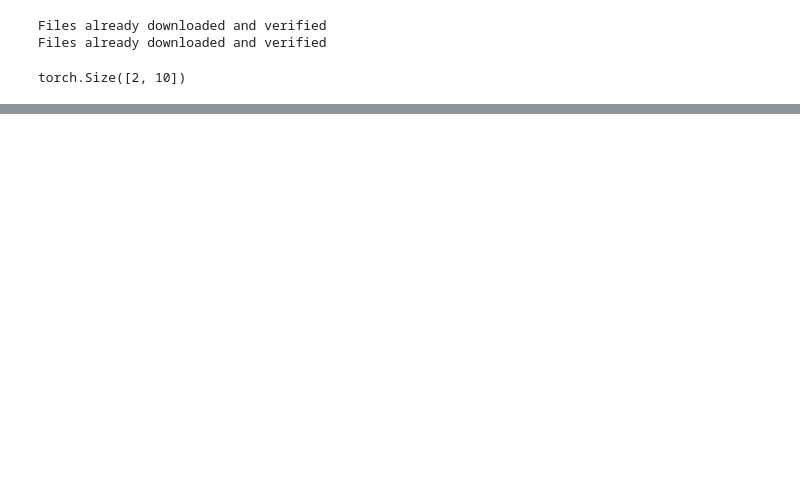
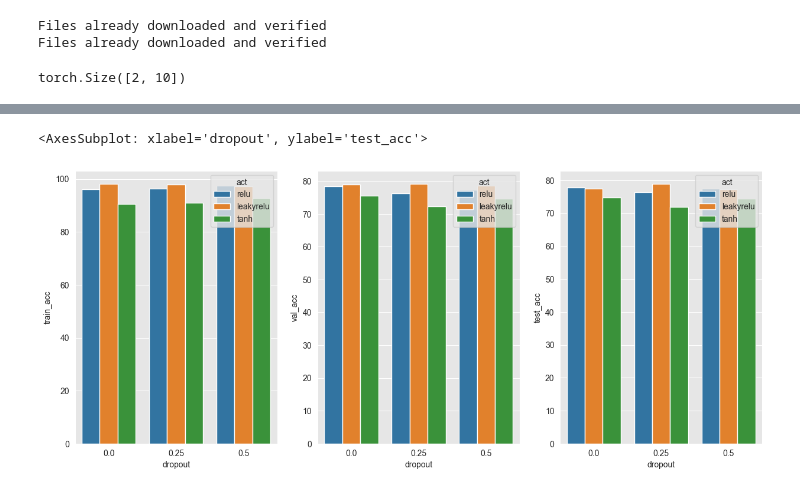
Before and after one commit to KyungbinChoi/Deep_Pytorch, a Jupyter notebook: Pytorch_DL/08_1_CIFAR10_CNN.ipynb, the cells around one changed output, grey strips where cells are left out. Cells and saved outputs as stored; diff of their text form; code cells hidden in the pictures; blank space fills up the shorter version.

```diff
--- a/Pytorch_DL/08_1_CIFAR10_CNN.ipynb
+++ b/Pytorch_DL/08_1_CIFAR10_CNN.ipynb
@@ -497,0 +576,12 @@ plt.subplots_adjust(top=0.89)
+# %%
+df = load_exp_result('CNN1_dropout_act')
+
+fig, ax = plt.subplots(1, 3)
+fig.set_size_inches(15, 6)
+
+sns.barplot(x='dropout', y='train_acc', hue='act', data=df, ax=ax[0])
+sns.barplot(x='dropout', y='val_acc', hue='act', data=df, ax=ax[1])
+sns.barplot(x='dropout', y='test_acc', hue='act', data=df, ax=ax[2])
+# %% [output]
+<AxesSubplot: xlabel='dropout', ylabel='test_acc'>
+[figure, added]
```
Also changed, not shown: parts of 21 cells of this notebook, 1 other file.
